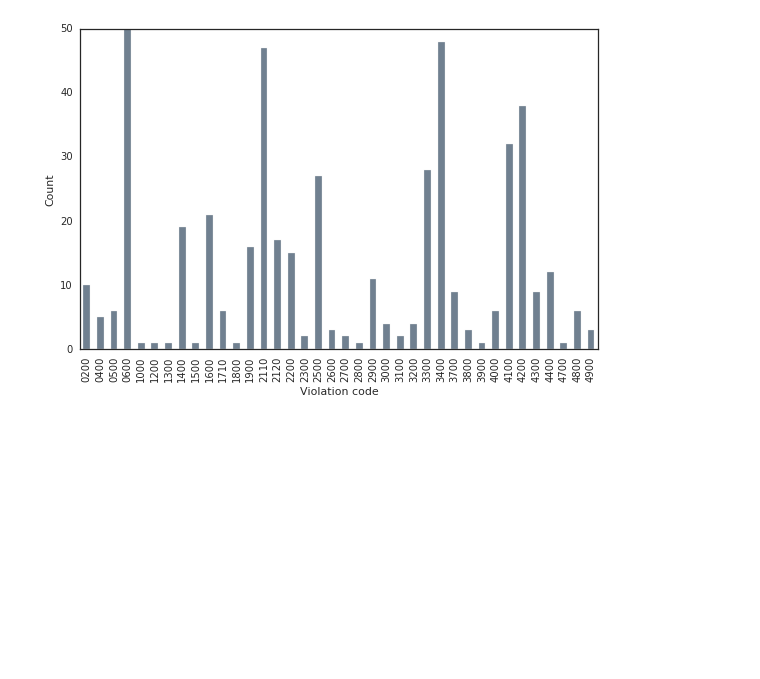
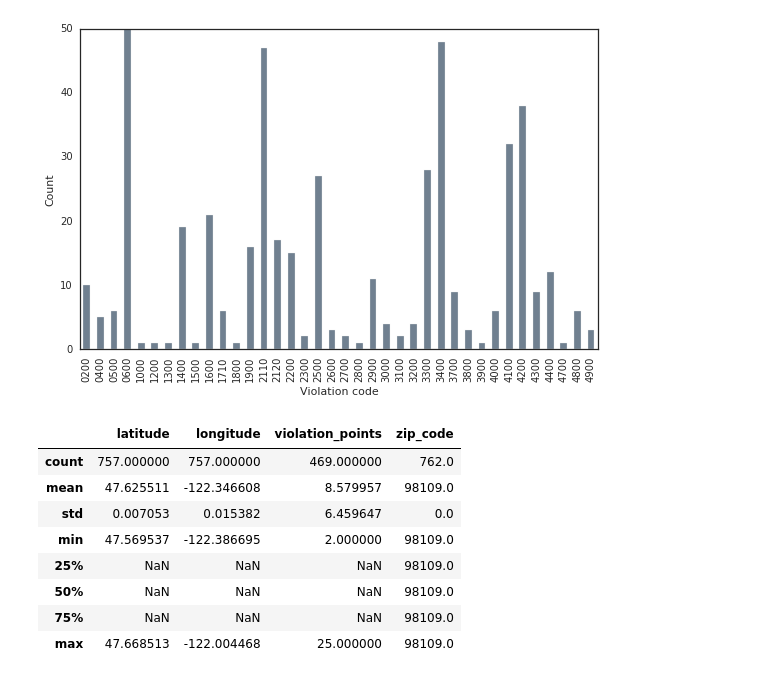
Before and after one commit to hbergen/restaurant-inspections, a Jupyter notebook: Exploring the XML.ipynb, the cells around one changed output. Saved outputs shown, nothing was run; the diff lists cells and outputs as text; code cells hidden in the pictures; blank space fills up the shorter version.

```diff
--- a/Exploring the XML.ipynb
+++ b/Exploring the XML.ipynb
@@ -389,3 +391,15 @@ plt.ylabel('Count')
 plt.tight_layout()
 # %% [output]
 [figure]
+# %%
+df.describe()
+# %% [output]
+|  | latitude | longitude | violation_points | zip_code |
+| count | 757.000000 | 757.000000 | 469.000000 | 762.0 |
+| mean | 47.625511 | -122.346608 | 8.579957 | 98109.0 |
+| std | 0.007053 | 0.015382 | 6.459647 | 0.0 |
+| min | 47.569537 | -122.386695 | 2.000000 | 98109.0 |
+| 25% | NaN | NaN | NaN | 98109.0 |
+| 50% | NaN | NaN | NaN | 98109.0 |
+| 75% | NaN | NaN | NaN | 98109.0 |
+| max | 47.668513 | -122.004468 | 25.000000 | 98109.0 |
```
Also changed, not shown: parts of 4 cells of this notebook.
